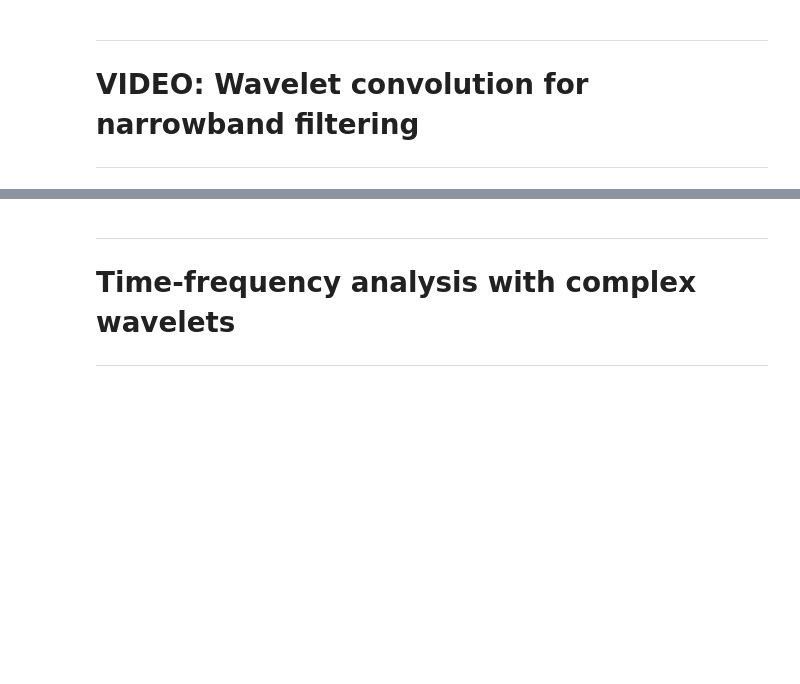
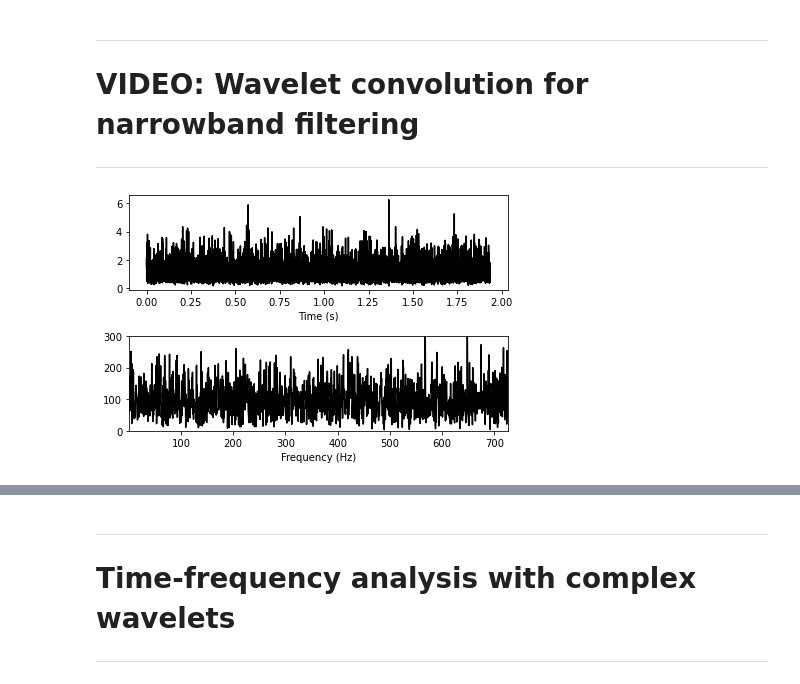
Before and after one commit to amirhdre/DSP-udemy, a Jupyter notebook: 7_wavelets/wavelet.ipynb, the cells around one changed output, grey strips where cells are left out. Cells and saved outputs as stored; diff of their text form; code cells hidden in the pictures; blank space fills up the shorter version.

```diff
--- a/7_wavelets/wavelet.ipynb
+++ b/7_wavelets/wavelet.ipynb
@@ -262,26 +273,30 @@ plt.isinteractive()
 # %%
 # simulation parameters
 srate = 4352 # hz
 npnts = 8425
 time  = np.arange(0,npnts)/srate
 hz    = np.linspace(0,srate/2,int(np.floor(npnts/2)+1))
 
 # pure noise signal
 signal1 = np.exp( .5*np.random.randn(npnts) )
 
 # let's see what it looks like
+plt.figure()
 plt.subplot(211)
 plt.plot(time,signal1,'k')
 plt.xlabel('Time (s)')
 
 # in the frequency domain
 signalX = 2*np.abs(scipy.fftpack.fft(signal1))
 plt.subplot(212)
 plt.plot(hz,signalX[:len(hz)],'k')
 plt.xlim([1,srate/6])
 plt.ylim([0,300])
 plt.xlabel('Frequency (Hz)')
+plt.tight_layout()
 plt.show()
+# %% [output]
+[figure, added]
 # %%
 ## create and inspect the Morlet wavelet
 
```
Also changed, not shown: parts of 18 cells of this notebook, 1 other file.
